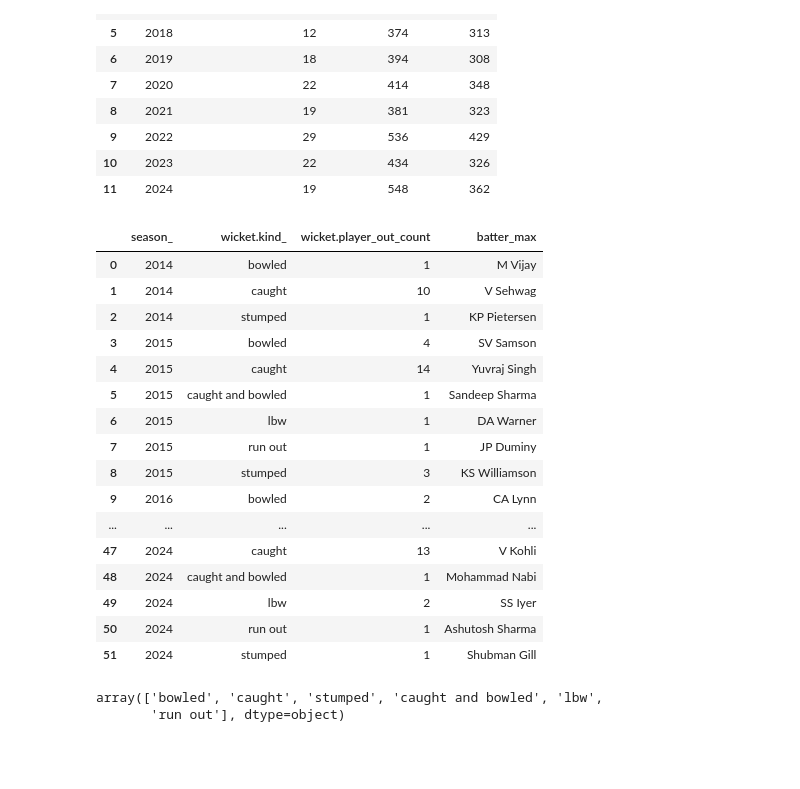
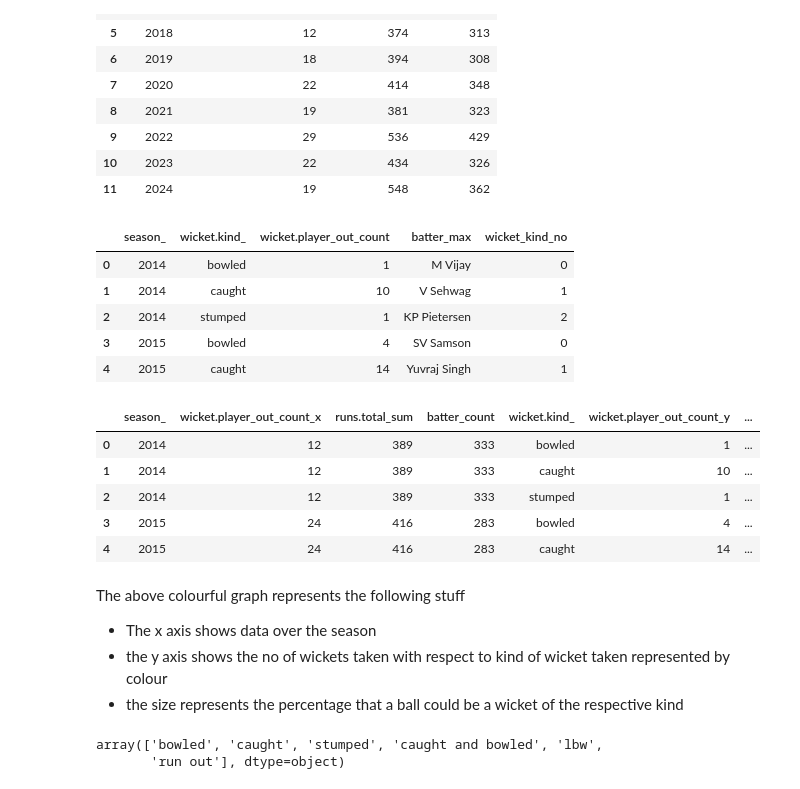
Before and after one commit to mashriram/ipl_analysis, a Jupyter notebook: kaggle_master_notebook.ipynb, the cells around one changed output. Saved outputs shown, nothing was run; the diff lists cells and outputs as text; code cells hidden in the pictures; blank space fills up the shorter version.

```diff
--- a/kaggle_master_notebook.ipynb
+++ b/kaggle_master_notebook.ipynb
@@ -1170,6 +1254,3 @@ match_level_stats.to_csv("output/ipl_match_level_stats.csv", index=False)
-# %%
-ball_by_ball  = pd.read_csv("output/ipl_ball_by_ball_output.csv")
-ipl_match_stats = pd.read_csv("output/ipl_match_level_stats.csv")
 # %%
 ball_by_ball
 # %% [output]
@@ -1485,22 +1618,11 @@ ys_chahal_match
 | 10 | 2023 | 22 | 434 | 326 |
 | 11 | 2024 | 19 | 548 | 362 |
 # %%
-ys_chahal_wicket
+ys_chahal_wicket.head()
 # %% [output]
-|  | season_ | wicket.kind_ | wicket.player_out_count | batter_max |
-| 0 | 2014 | bowled | 1 | M Vijay |
-| 1 | 2014 | caught | 10 | V Sehwag |
-| 2 | 2014 | stumped | 1 | KP Pietersen |
-| 3 | 2015 | bowled | 4 | SV Samson |
-| 4 | 2015 | caught | 14 | Yuvraj Singh |
-| 5 | 2015 | caught and bowled | 1 | Sandeep Sharma |
-| 6 | 2015 | lbw | 1 | DA Warner |
-| 7 | 2015 | run out | 1 | JP Duminy |
-| 8 | 2015 | stumped | 3 | KS Williamson |
-| 9 | 2016 | bowled | 2 | CA Lynn |
-| ... | ... | ... | ... | ... |
-| 47 | 2024 | caught | 13 | V Kohli |
-| 48 | 2024 | caught and bowled | 1 | Mohammad Nabi |
-| 49 | 2024 | lbw | 2 | SS Iyer |
-| 50 | 2024 | run out | 1 | Ashutosh Sharma |
-| 51 | 2024 | stumped | 1 | Shubman Gill |
+|  | season_ | wicket.kind_ | wicket.player_out_count | batter_max | wicket_kind_no |
+| 0 | 2014 | bowled | 1 | M Vijay | 0 |
+| 1 | 2014 | caught | 10 | V Sehwag | 1 |
+| 2 | 2014 | stumped | 1 | KP Pietersen | 2 |
+| 3 | 2015 | bowled | 4 | SV Samson | 0 |
+| 4 | 2015 | caught | 14 | Yuvraj Singh | 1 |
@@ -1507 +1631,10 @@ ys_chahal_wicket
+# %%
+ys_chahal.head()
+# %% [output]
+|  | season_ | wicket.player_out_count_x | runs.total_sum | batter_count | wicket.kind_ | wicket.player_out_count_y | ... |
+| 0 | 2014 | 12 | 389 | 333 | bowled | 1 | ... |
+| 1 | 2014 | 12 | 389 | 333 | caught | 10 | ... |
+| 2 | 2014 | 12 | 389 | 333 | stumped | 1 | ... |
+| 3 | 2015 | 24 | 416 | 283 | bowled | 4 | ... |
+| 4 | 2015 | 24 | 416 | 283 | caught | 14 | ... |
 # %%
@@ -1509,3 +1642,8 @@ gapminder(df=ys_chahal_match,x_col=ys_chahal_match['season_'],y_col=ys_chahal_ma
+# %% [markdown]
+The above colourful graph represents the following stuff
+ - The x axis shows data over the season
+ - the y axis shows the no of wickets taken with respect to kind of wicket taken represented by colour
+ - the size represents the percentage that a ball could be a wicket of the respective kind
 # %%
 ys_chahal_wicket['wicket.kind_'].unique()
 # %% [output]
```
Also changed, not shown: parts of 91 cells of this notebook.
